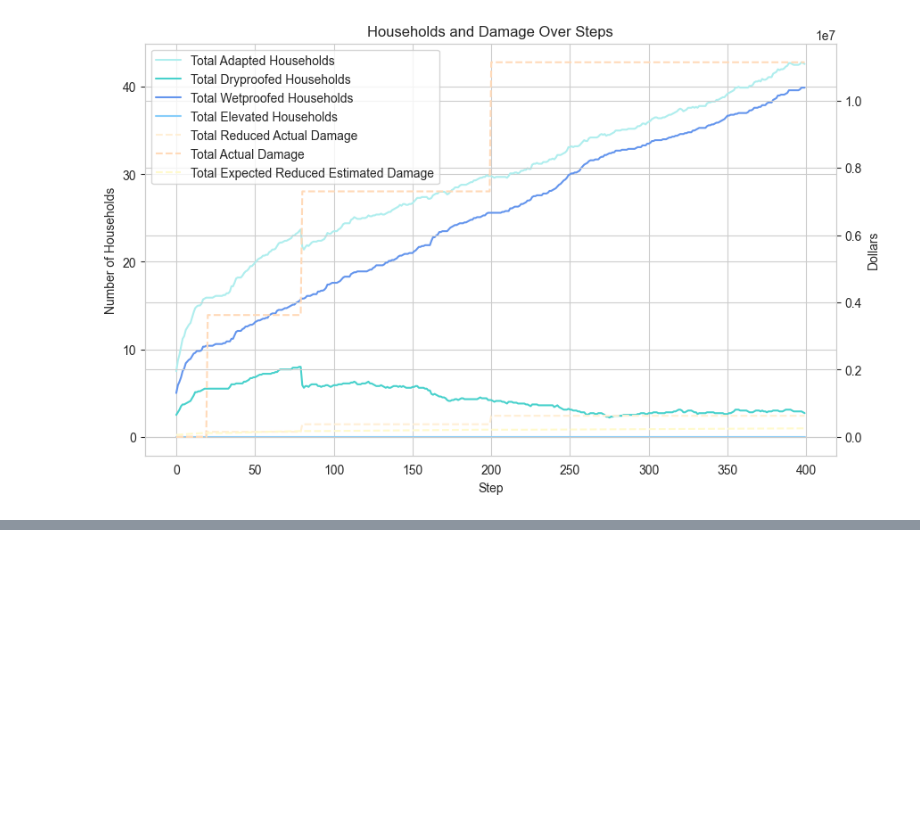
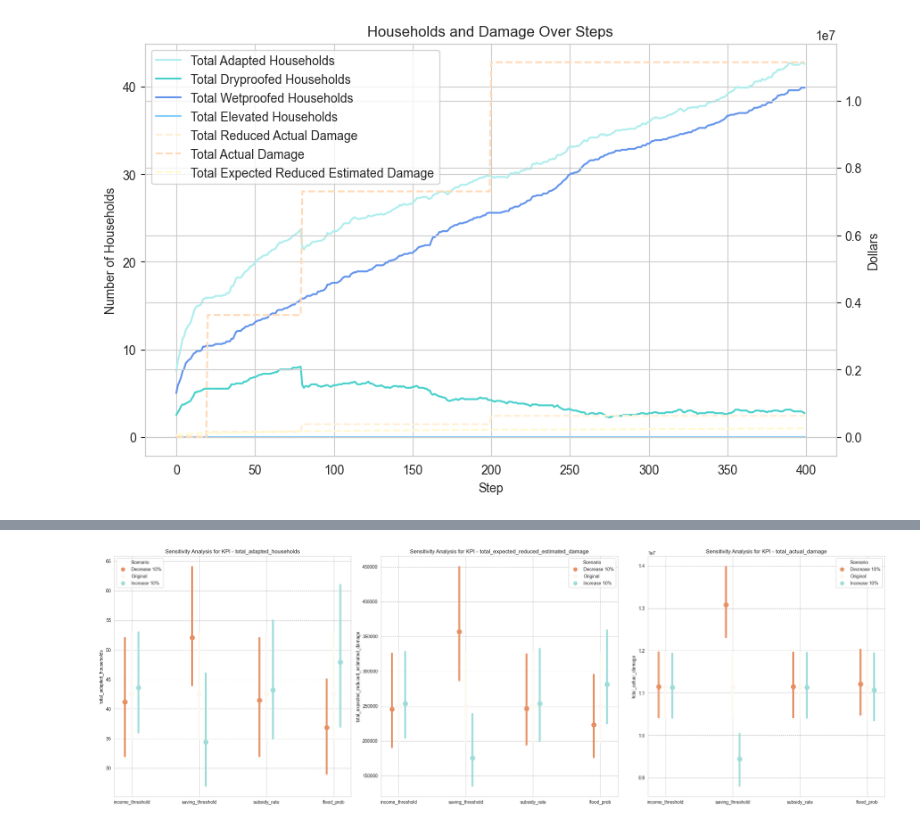
Before and after one commit to ctezgec/abm, a Jupyter notebook: model/analysis_sensitivity.ipynb, the cells around one changed output, grey strips where cells are left out. Saved outputs shown, nothing was run; the diff lists cells and outputs as text; code cells hidden in the pictures; blank space fills up the shorter version.

```diff
--- a/model/analysis_sensitivity.ipynb
+++ b/model/analysis_sensitivity.ipynb
@@ -226,0 +190,73 @@ plt.show()
+# %%
+import matplotlib.pyplot as plt
+import numpy as np
+from matplotlib.lines import Line2D
+
+# Assuming 'load_and_filter_dataframe' and 'calculate_statistics' are predefined functions
+# and 'file_paths', 'parameter_column_names', 'parameters' are already defined.
+
+# Define the list of KPIs you want to analyze
+kpis = ['total_adapted_households', 'total_expected_reduced_estimated_damage', 'total_actual_damage']  # Replace 'kpi2', 'kpi3', etc., with actual KPI names
+
+# Define the number of rows and columns for the subplots
+num_rows = 1  # Set the desired number of rows
+num_cols = 3  # Set the desired number of columns
+
+# Create a figure with the defined number of subplots
+fig, axes = plt.subplots(num_rows, num_cols, figsize=(8 * num_cols, 8 * num_rows))
+axes = axes.flatten()  # Flatten the axes array for easy iteration
+
+# Initialize a dictionary to store all results for each KPI
+data_kpis = {kpi: {} for kpi in kpis}
+
+# Loop through each DataFrame and calculate statistics for each KPI
+for kpi in kpis:
+    for key, file_path in file_paths.items():
+        df = load_and_filter_dataframe(file_path)
+        parameter_name = parameter_column_names[key]
+        statistics = calculate_statistics(df, kpi, parameter_name, parameters[key])
+        data_kpis[kpi][key] = statistics
+
+# Define new colors and labels for the graph
+colors = ['#e79063', '#fcf8f0', '#9edcd8']
+scenario_labels = ['Decrease 10%', 'Original', 'Increase 10%']
+
+# Plot each set of points for each KPI
+for ax, (kpi, data_kpi) in zip(axes, data_kpis.items()):
+    offset = 0.1  # Offset for scenarios from the central axis
+    whisker_width = 4  # Width of the whisker lines
+
+    for i, (variable, scenarios) in enumerate(data_kpi.items()):
+        position = i
+        for j, (level, values) in enumerate(scenarios.items()):
+            scenario_offset = (j - 1) * offset
+            median_value = np.median(values)
+            min_value = np.min(values)
+            max_value = np.max(values)
+
+            # Draw the whisker line and median dot
+            ax.plot([position + scenario_offset] * 2, [min_value, max_value], '-', color=colors[j], linewidth=whisker_width)
+            ax.plot(position + scenario_offset, median_value, 'o', color=colors[j], markersize=10)
+
+    # Set the labels for the x-ticks
+    ax.set_xticks(range(len(data_kpi)))
+    ax.set_xticklabels([variable for variable in data_kpi.keys()], rotation=0)
+
+    # Set the axis labels and title
+    ax.set_ylabel(kpi)
+    ax.set_title(f'Sensitivity Analysis for KPI - {kpi}')
+
+    # Add a custom legend and grid
+    legend_elements = [Line2D([0], [0], marker='o', color='w', markerfacecolor=color, markersize=10, label=label) for color, label in zip(colors, scenario_labels)]
+    ax.legend(handles=legend_elements, title='Scenario')
+    ax.yaxis.grid(True, linestyle='--', which='major', color='grey', alpha=0.6)
+
+# Hide any unused subplots
+for i in range(len(data_kpis), len(axes)):
+    axes[i].set_visible(False)
+
+# Adjust layout and display the figure
+plt.tight_layout()
+plt.show()
+# %% [output]
+[figure, added]
```
Also changed, not shown: parts of 3 cells of this notebook, 2 other files.
